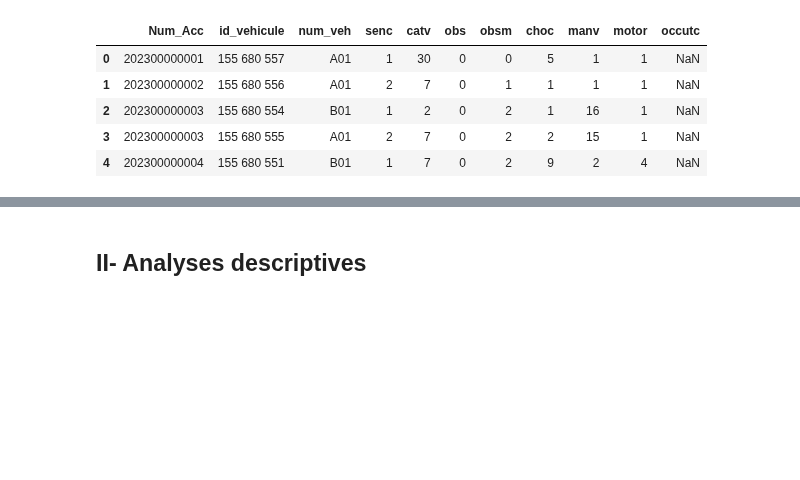
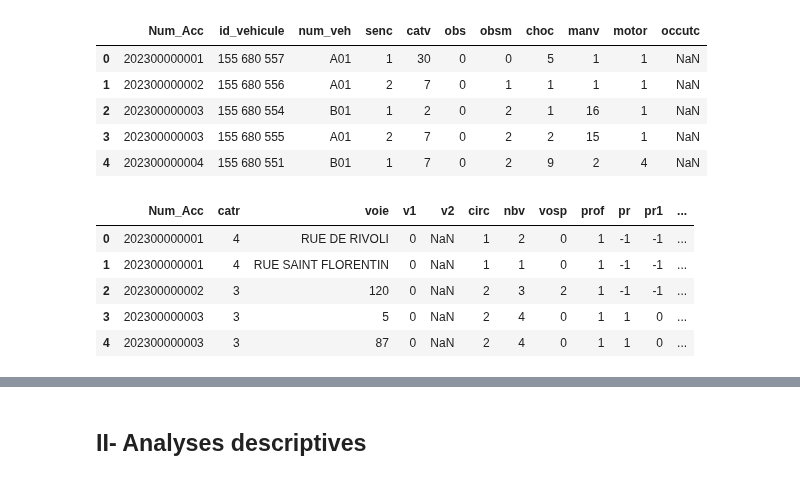
Before and after one commit to ABE-svg/Projet-Python-pour-la-Data-Science, a Jupyter notebook: main_file.ipynb, the cells around one changed output, grey strips where cells are left out. Cells and saved outputs as stored; diff of their text form; code cells hidden in the pictures; blank space fills up the shorter version.

```diff
--- a/main_file.ipynb
+++ b/main_file.ipynb
@@ -172,7 +171,14 @@ df_vehicules.head()
 | 4 | 202300000004 | 155 680 551 | B01 | 1 | 7 | 0 | 2 | 9 | 2 | 4 | NaN |
 # %%
 # Base des lieux
-df_lieux = pd.read_csv(r"/home/onyxia/Projet-Python-pour-la-Data-Science/data/lieux-2023.csv", sep = ';')
+df_lieux = pd.read_csv("data/lieux-2023.csv", sep = ';')
 df_lieux.head(5)
+# %% [output]
+|  | Num_Acc | catr | voie | v1 | v2 | circ | nbv | vosp | prof | pr | pr1 | ... |
+| 0 | 202300000001 | 4 | RUE DE RIVOLI | 0 | NaN | 1 | 2 | 0 | 1 | -1 | -1 | ... |
+| 1 | 202300000001 | 4 | RUE SAINT FLORENTIN | 0 | NaN | 1 | 1 | 0 | 1 | -1 | -1 | ... |
+| 2 | 202300000002 | 3 | 120 | 0 | NaN | 2 | 3 | 2 | 1 | -1 | -1 | ... |
+| 3 | 202300000003 | 3 | 5 | 0 | NaN | 2 | 4 | 0 | 1 | 1 | 0 | ... |
+| 4 | 202300000003 | 3 | 87 | 0 | NaN | 2 | 4 | 0 | 1 | 1 | 0 | ... |
 # %%
 # Base caract
```
Also changed, not shown: parts of 45 cells of this notebook.
